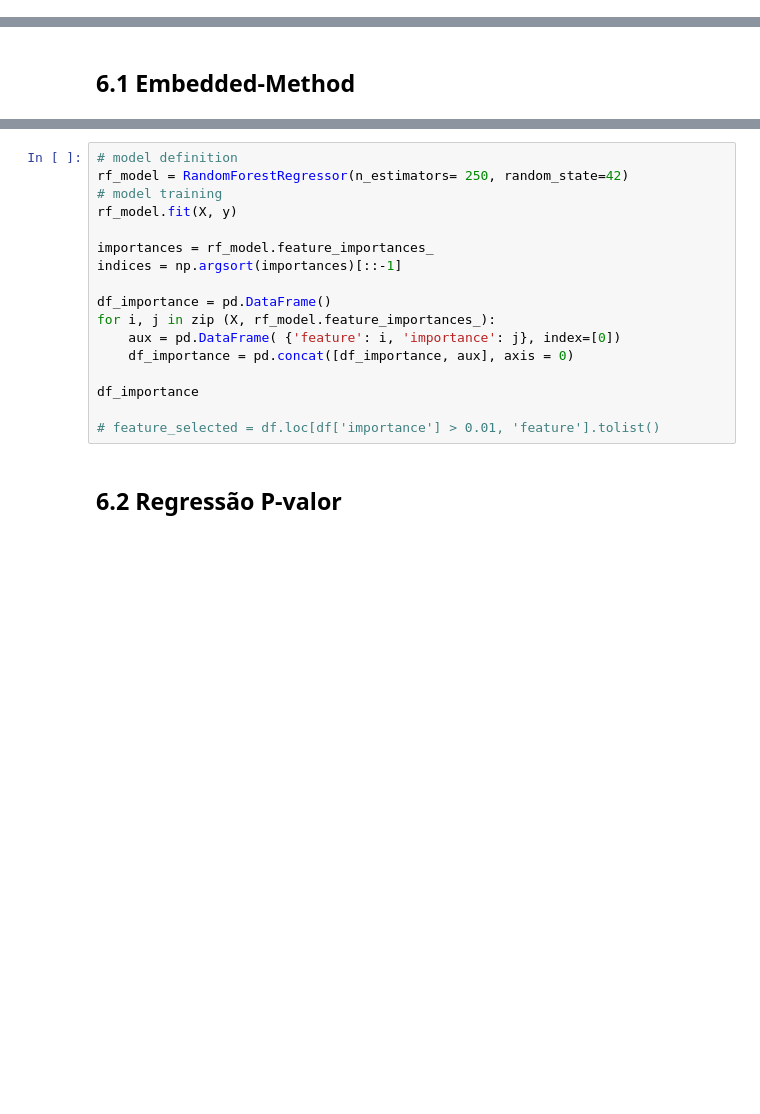
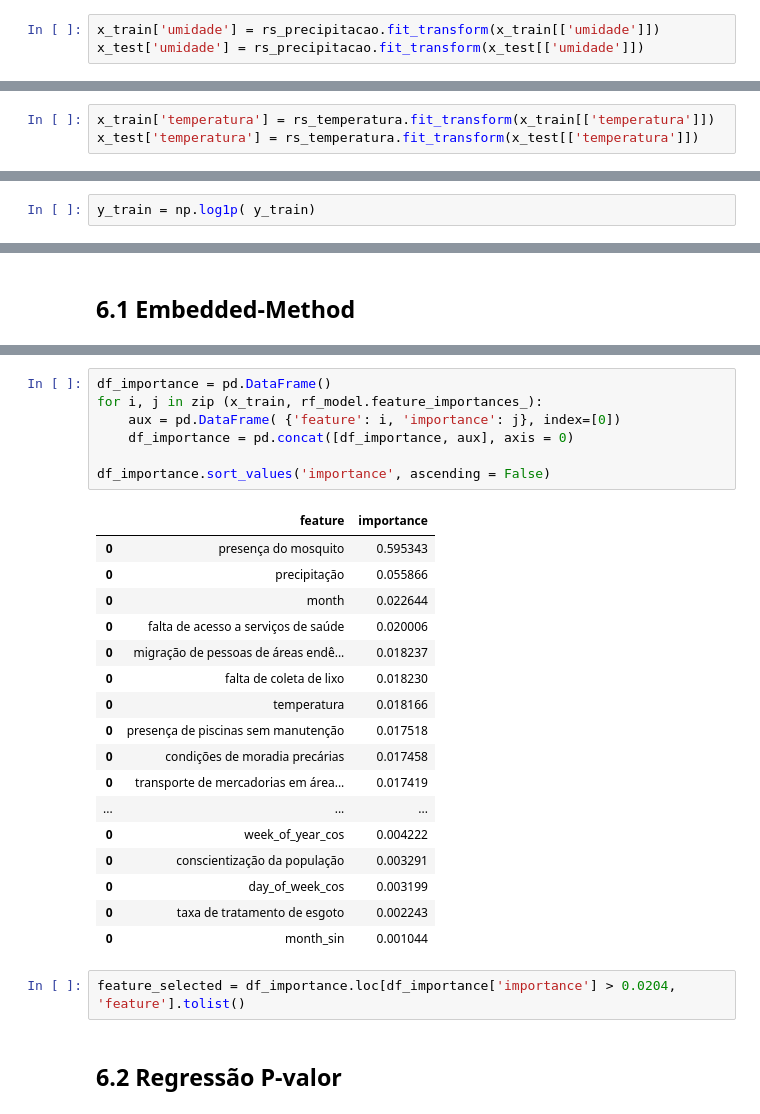
Before and after one commit to TiagoTBarreto/hackday, a Jupyter notebook: modelo_hackday.ipynb, the cells around one changed output, grey strips where cells are left out. Cells and saved outputs as stored; diff of their text form; blank space fills up the shorter version.

```diff
--- a/modelo_hackday.ipynb
+++ b/modelo_hackday.ipynb
@@ -821,0 +882,3 @@ mms = MinMaxScaler()
+# %%
+x_train['umidade'] = rs_precipitacao.fit_transform(x_train[['umidade']])
+x_test['umidade'] = rs_precipitacao.fit_transform(x_test[['umidade']])
@@ -821,0 +896,3 @@ mms = MinMaxScaler()
+# %%
+x_train['temperatura'] = rs_temperatura.fit_transform(x_train[['temperatura']])
+x_test['temperatura'] = rs_temperatura.fit_transform(x_test[['temperatura']])
@@ -829,2 +914,4 @@ mean_target_encoding(train_data, test_data, target_column, categorical_columns,
 # %% [markdown]
 ### 5.4.2 Response Variable Transformation
+# %%
+y_train = np.log1p( y_train)
@@ -855,20 +936,30 @@ df6 = df5.copy()
 # %%
-# model definition
-rf_model = RandomForestRegressor(n_estimators= 250, random_state=42)
-# model training
-rf_model.fit(X, y)
-
-importances = rf_model.feature_importances_
-indices = np.argsort(importances)[::-1]
-
 df_importance = pd.DataFrame()
-for i, j in zip (X, rf_model.feature_importances_):
+for i, j in zip (x_train, rf_model.feature_importances_):
     aux = pd.DataFrame( {'feature': i, 'importance': j}, index=[0])
     df_importance = pd.concat([df_importance, aux], axis = 0)
 
-df_importance
-
-# feature_selected = df.loc[df['importance'] > 0.01, 'feature'].tolist()
+df_importance.sort_values('importance', ascending = False)
+# %% [output]
+|  | feature | importance |
+| 0 | presença do mosquito | 0.595343 |
+| 0 | precipitação | 0.055866 |
+| 0 | month | 0.022644 |
+| 0 | falta de acesso a serviços de saúde | 0.020006 |
+| 0 | migração de pessoas de áreas endê... | 0.018237 |
+| 0 | falta de coleta de lixo | 0.018230 |
+| 0 | temperatura | 0.018166 |
+| 0 | presença de piscinas sem manutenção | 0.017518 |
+| 0 | condições de moradia precárias | 0.017458 |
+| 0 | transporte de mercadorias em área... | 0.017419 |
+| ... | ... | ... |
+| 0 | week_of_year_cos | 0.004222 |
+| 0 | conscientização da população | 0.003291 |
+| 0 | day_of_week_cos | 0.003199 |
+| 0 | taxa de tratamento de esgoto | 0.002243 |
+| 0 | month_sin | 0.001044 |
+# %%
+feature_selected = df_importance.loc[df_importance['importance'] > 0.0204, 'feature'].tolist()
 # %% [markdown]
 ## 6.2 Regressão P-valor
 # %%
```
Also changed, not shown: parts of 39 cells of this notebook, 5 other files.
